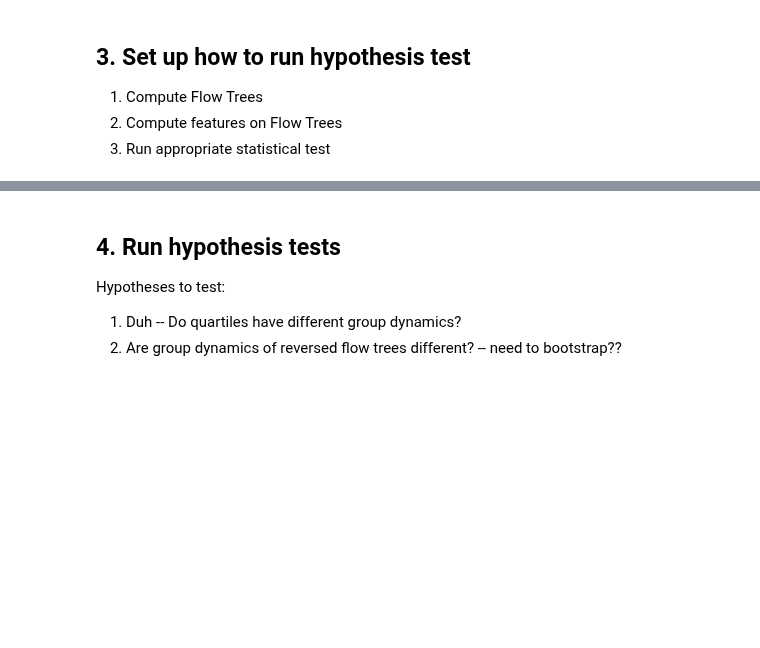
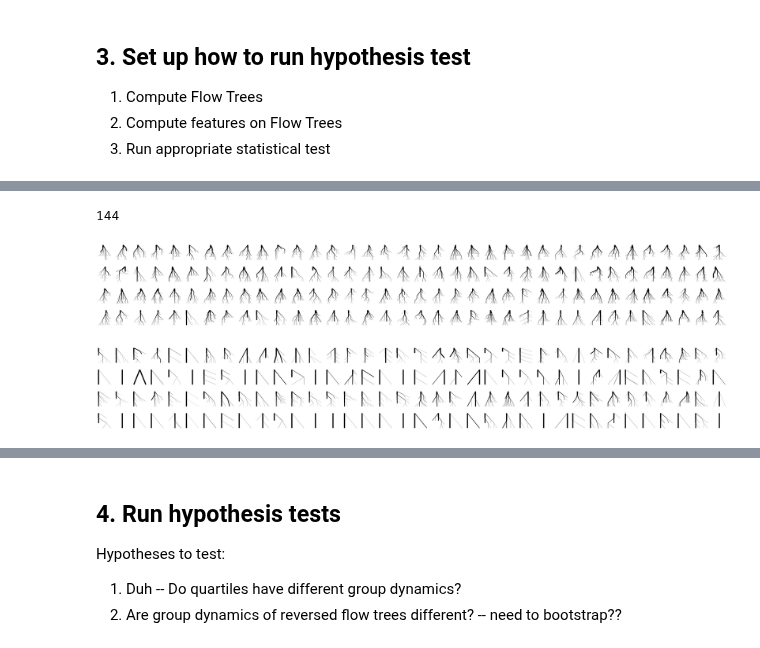
Before and after one commit to geometric-intelligence/mazedyn, a Jupyter notebook: mazedyn/2_hypothesis_testing.ipynb, the cells around one changed output, grey strips where cells are left out. Drawn from its saved outputs; the diff is of its cells as text; code cells hidden in the pictures; blank space fills up the shorter version.

```diff
--- a/mazedyn/2_hypothesis_testing.ipynb
+++ b/mazedyn/2_hypothesis_testing.ipynb
@@ -219,0 +434,40 @@ def run_homemade_permutation_test(group1, group2, statistic=euc_dist_between_mea
+# %%
+print(len(q12_flow_trees))
+# %% [output]
+144
+# %%
+
+from flow_tree_utils import plot_flow_tree
+
+fig, axes = plt.subplots(4, 36, figsize=(60,8))
+
+for i, G in enumerate(q12_flow_trees):
+
+    # Convert from i to column-major indices
+    col = i // 4
+    row = i % 4
+    ax = axes[row][col]
+    plot_flow_tree(G, f"", ax, no_title=True, just_edges=True)
+
+# fig.suptitle("Test-path trees sorted by subject-mean path accuracy")
+# fig.savefig("figures/test_flow_trees_by_acc.png")
+
+plt.show()
+
+fig, axes = plt.subplots(4, 36, figsize=(60,8))
+
+for i, G in enumerate(q34_flow_trees):
+
+    # Convert from i to column-major indices
+    col = i // 4
+    row = i % 4
+    ax = axes[row][col]
+    plot_flow_tree(G, f"", ax, no_title=True, just_edges=True)
+
+# fig.suptitle("Test-path trees sorted by subject-mean path accuracy")
+# fig.savefig("figures/test_flow_trees_by_acc.png")
+
+plt.show()
+# %% [output]
+[figure, added]
+[figure, added]
```
Also changed, not shown: parts of 35 cells of this notebook, 11 other files.
